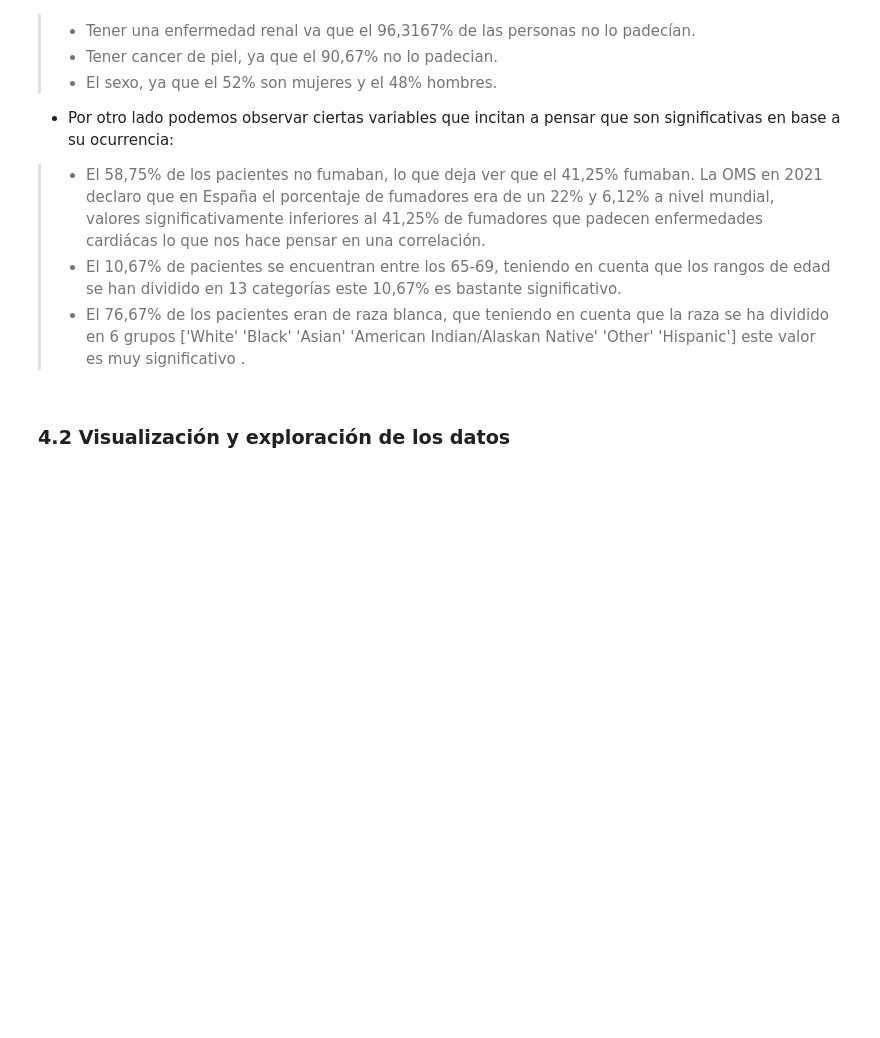
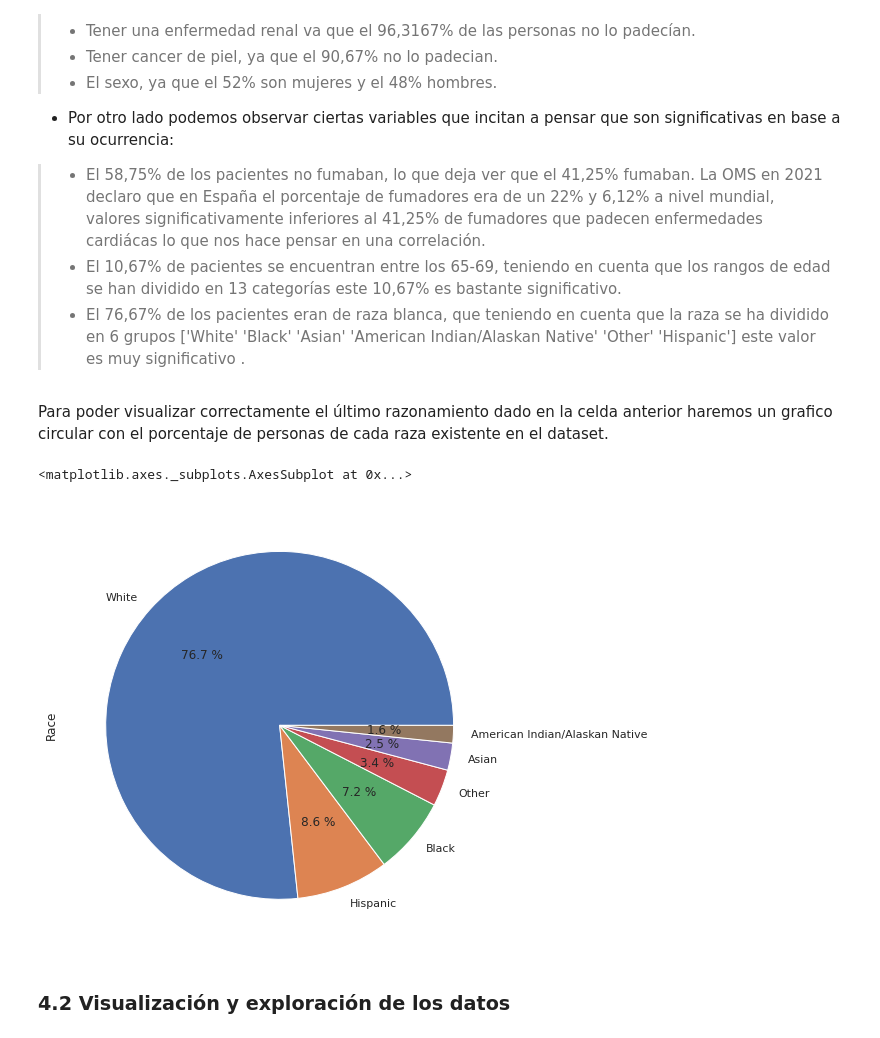
Before and after one commit to mariachurches/PythonIA, a Jupyter notebook: PracticaFinal/01MIAR_ACT_Final.ipynb, the cells around one changed output. Saved outputs shown, nothing was run; the diff lists cells and outputs as text; code cells hidden in the pictures; blank space fills up the shorter version.

```diff
--- a/PracticaFinal/01MIAR_ACT_Final.ipynb
+++ b/PracticaFinal/01MIAR_ACT_Final.ipynb
@@ -222,6 +222,14 @@ Observando el resultado obtenido sacamos las siguientes conclusiones:
 > -   El 58,75% de los pacientes no fumaban, lo que deja ver que el 41,25% fumaban. La OMS en 2021 declaro que en España el porcentaje de fumadores era de un 22% y 6,12% a nivel mundial, valores significativamente inferiores al 41,25% de fumadores que padecen enfermedades cardiácas lo que nos hace pensar en una correlación.
 > -   El 10,67% de pacientes se encuentran entre los 65-69, teniendo en cuenta que los rangos de edad se han dividido en 13 categorías este 10,67% es bastante significativo.
 > - El 76,67% de los pacientes eran de raza blanca, que teniendo en cuenta que la raza se ha dividido en 6 grupos ['White' 'Black' 'Asian' 'American Indian/Alaskan Native' 'Other' 'Hispanic'] este valor es muy significativo .
+# %% [markdown]
+Para poder visualizar correctamente el último razonamiento dado en la celda anterior haremos un grafico circular con el porcentaje de personas de cada raza existente en el dataset.
+# %%
+#Visualización de los datos en función de la raza
+data_heart["Race"].value_counts().plot(kind='pie', autopct="%0.1f %%")
+# %% [output]
+<matplotlib.axes._subplots.AxesSubplot at 0x...>
+[figure, added]
 # %% [markdown]
 ### 4.2 Visualización y exploración de los datos
 # %% [markdown]
```
Also changed, not shown: parts of 7 cells of this notebook.
